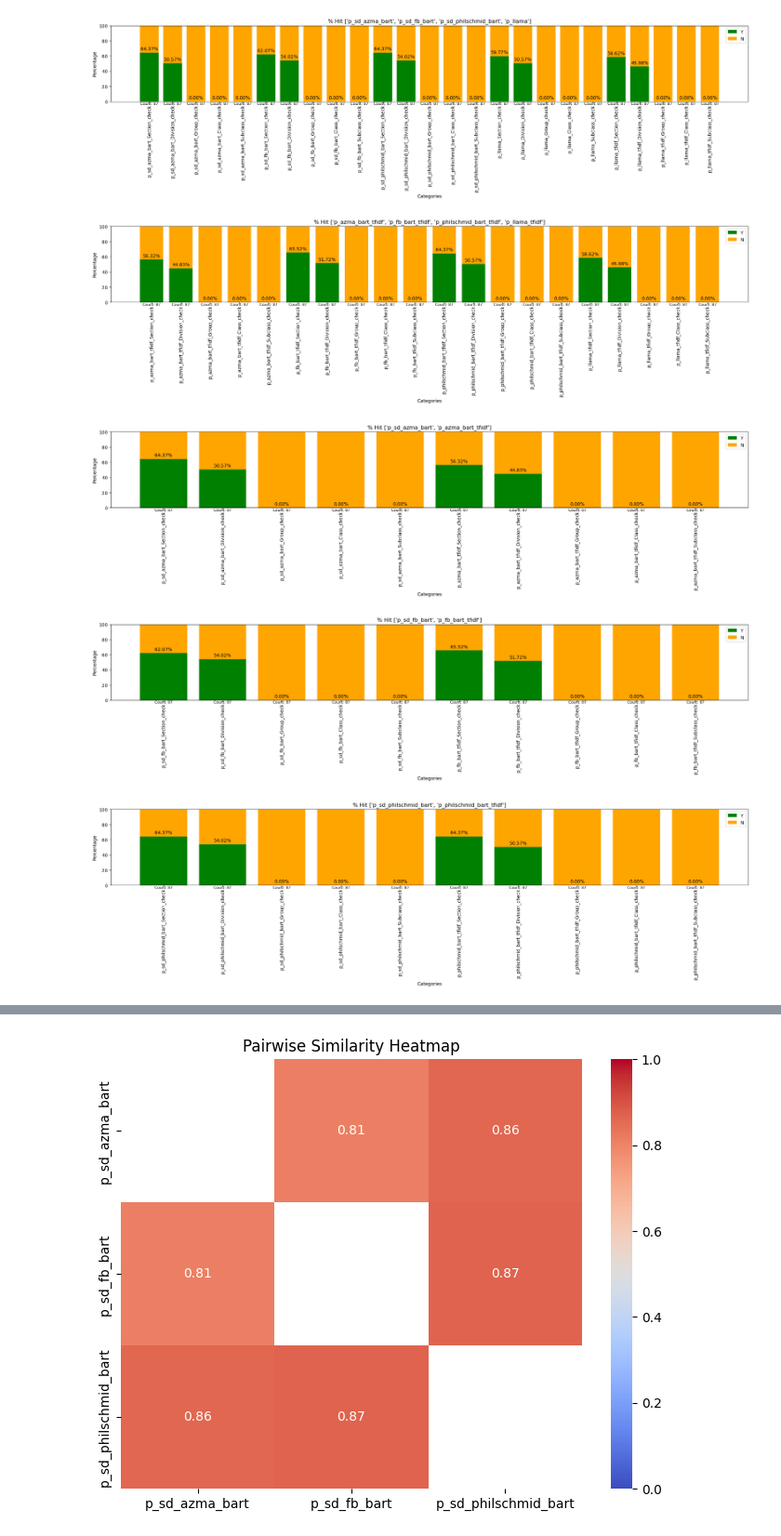
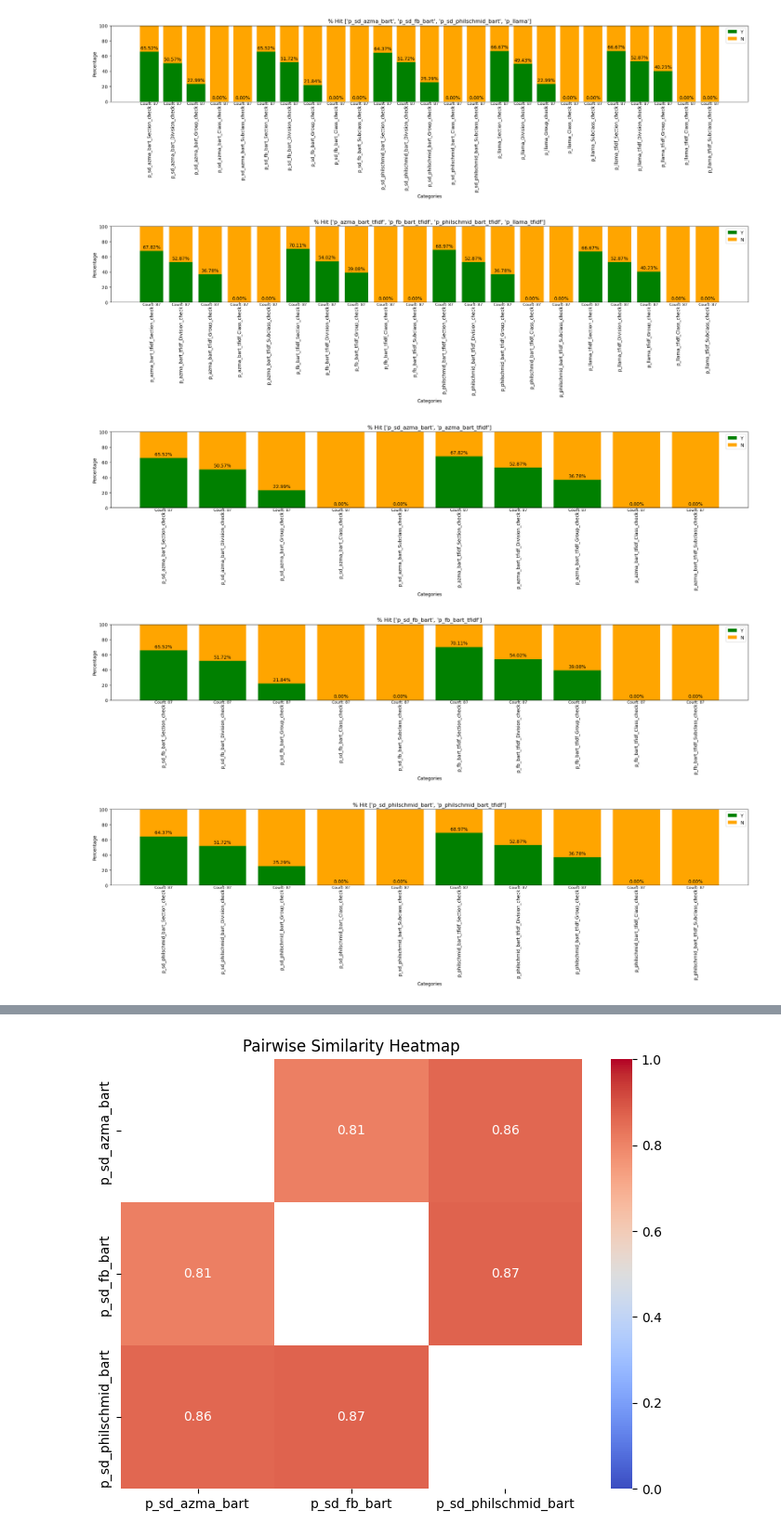
Before and after one commit to Michaelwwk/ssicsync, a Jupyter notebook: Model Load & Test_wudi.ipynb, the cells around one changed output, grey strips where cells are left out. Shown at 93% size. Drawn from its saved outputs; the diff is of its cells as text; code cells hidden in the pictures.

```diff
--- a/Model Load & Test_wudi.ipynb
+++ b/Model Load & Test_wudi.ipynb
@@ -12,7 +12,7 @@ import tensorflow as tf
 # 4. 'Class'
 # 5. 'Subclass'
 
-level = 'Division'
+level = 'Group'
 topn = 3
 ####################################################################################################
 
@@ -214,15 +214,8 @@ vdf = apply_model_to_column(vdf, 'Azma_bart_tfidf', 'p_azma_bart_tfidf')
 vdf = apply_model_to_column(vdf, 'FB_bart_tfidf', 'p_fb_bart_tfidf')
 vdf = apply_model_to_column(vdf, 'Philschmid_bart_tfidf', 'p_philschmid_bart_tfidf')
 vdf = apply_model_to_column(vdf, 'Q&A model Output', 'p_QA')
-
-vdf = apply_model_to_column(vdf, 'llama3_tfidf', 'p_llama_tfidf')
+vdf = apply_model_to_column(vdf, 'llm_output_llama3.1_tfidf', 'p_llama_tfidf')
 vdf = apply_model_to_column(vdf, 'llm_output_llama3.1', 'p_llama')
-vdf = apply_model_to_column(vdf, 'llm_output_gemma', 'gemma')
-vdf = apply_model_to_column(vdf, 'llm_output_mistral', 'mistral')
-#gemma_tfidf
-vdf=apply_model_to_column(vdf, 'gemma_tfidf', 'p_gemma_tfidf')
-#	mistral_tfidf
-vdf=apply_model_to_column(vdf, 'mistral_tfidf', 'p_mistral_tfidf')
 
 ########################################################################## Translate ssic code to title desc
 translate_switch = 'On'
@@ -236,7 +229,7 @@ def map_codes_to_desc(codes):
 
 # Step 3: Apply this function to the p_columns in vdf
 
-list_columns = ['p_sd_azma_bart', 'p_sd_fb_bart', 'p_sd_philschmid_bart', 'p_azma_bart_tfidf', 'p_fb_bart_tfidf', 'p_philschmid_bart_tfidf', 'p_QA','p_llama','p_llama_tfidf','gemma','p_gemma_tfidf','mistral','p_mistral_tfidf']
+list_columns = ['p_sd_azma_bart', 'p_sd_fb_bart', 'p_sd_philschmid_bart', 'p_azma_bart_tfidf', 'p_fb_bart_tfidf', 'p_philschmid_bart_tfidf', 'p_QA','p_llama','p_llama_tfidf']
 
 # Switch to control the execution of the code section
 if translate_switch == 'On':
@@ -297,7 +290,7 @@ def check_subclass(row, prediction_col_name):
     return 'Y' if any(item[:5] == row['Sub-class'] or item[:5] == row['Sub-class2'] for item in row[prediction_col_name]) else 'N'
 
 #list_columns = ['p_sd_azma_bart', 'p_sd_fb_bart', 'p_sd_philschmid_bart', 'p_azma_bart_tfidf', 'p_fb_bart_tfidf', 'p_philschmid_bart_tfidf', 'p_QA']
-list_columns = ['p_sd_azma_bart', 'p_sd_fb_bart', 'p_sd_philschmid_bart', 'p_azma_bart_tfidf', 'p_fb_bart_tfidf', 'p_philschmid_bart_tfidf', 'p_QA','p_llama','p_llama_tfidf','gemma','p_gemma_tfidf','mistral','p_mistral_tfidf']
+list_columns = ['p_sd_azma_bart', 'p_sd_fb_bart', 'p_sd_philschmid_bart', 'p_azma_bart_tfidf', 'p_fb_bart_tfidf', 'p_philschmid_bart_tfidf', 'p_QA','p_llama','p_llama_tfidf']
 
 # Apply the functions to create new columns
 for p_column_to_check in list_columns:
@@ -355,18 +353,13 @@ prefixes3 = ['p_sd_azma_bart', 'p_azma_bart_tfidf']
 prefixes4 = ['p_sd_fb_bart', 'p_fb_bart_tfidf']
 prefixes5 = ['p_sd_philschmid_bart', 'p_philschmid_bart_tfidf']
 prefixes6 = ['p_llama','p_llama_tfidf']
-prefixes7 = ['gemma','p_gemma_tfidf']
-prefixes8 = ['mistral','p_mistral_tfidf']
-
 prefix_sets = [
     ['p_sd_azma_bart', 'p_sd_fb_bart', 'p_sd_philschmid_bart','p_llama'],
     ['p_azma_bart_tfidf', 'p_fb_bart_tfidf', 'p_philschmid_bart_tfidf', 'p_llama_tfidf'],
     ['p_sd_azma_bart', 'p_azma_bart_tfidf'],
     ['p_sd_fb_bart', 'p_fb_bart_tfidf'],
     ['p_sd_philschmid_bart', 'p_philschmid_bart_tfidf'],
-    ['p_llama','p_llama_tfidf'],
-    ['gemma','p_gemma_tfidf'],
-    ['mistral','p_mistral_tfidf']
+    ['p_llama','p_llama_tfidf']
 ]
 
 
@@ -408,35 +401,35 @@ for prefix_set in prefix_sets:
 
         # Adding data labels for percentages
         for bar in bars1:
             height = bar.get_height()
             ax.annotate(f'{height:.2f}%',
                         xy=(bar.get_x() + bar.get_width() / 2, height),
                         xytext=(0, 3),  # 3 points vertical offset
                         textcoords="offset points",
                         ha='center', va='bottom')
 
         # Adding base count labels
         for i, col in enumerate(percentages_df.index):
             base_count = base_counts.loc[col]
             ax.text(i, -5, f'Count: {base_count}', ha='center', va='bottom', fontsize=8, color='black')
 
         # Customizing the plot
         ax.set_title(f'% Hit {prefix_set}')
         ax.set_xlabel('Categories')
         ax.set_ylabel('Percentage')
         ax.set_ylim(0, 100)
         ax.legend()
 
         # Rotate x-axis labels for better visibility if needed
         plt.xticks(rotation=90)
 
         # Show plot
         plt.show()
     else:
         print(f"'Y' and/or 'N' columns not found for prefix set: {prefix_set}")
 # %% [output]
-[figure, old version]
+[figure, new version]
-[figure, old version]
+[figure, new version]
-[figure, old version]
+[figure, new version]
-[figure, old version]
+[figure, new version]
-[figure, old version]
+[figure, new version]
```
Also changed, not shown: parts of 8 cells of this notebook, 4 other files.
